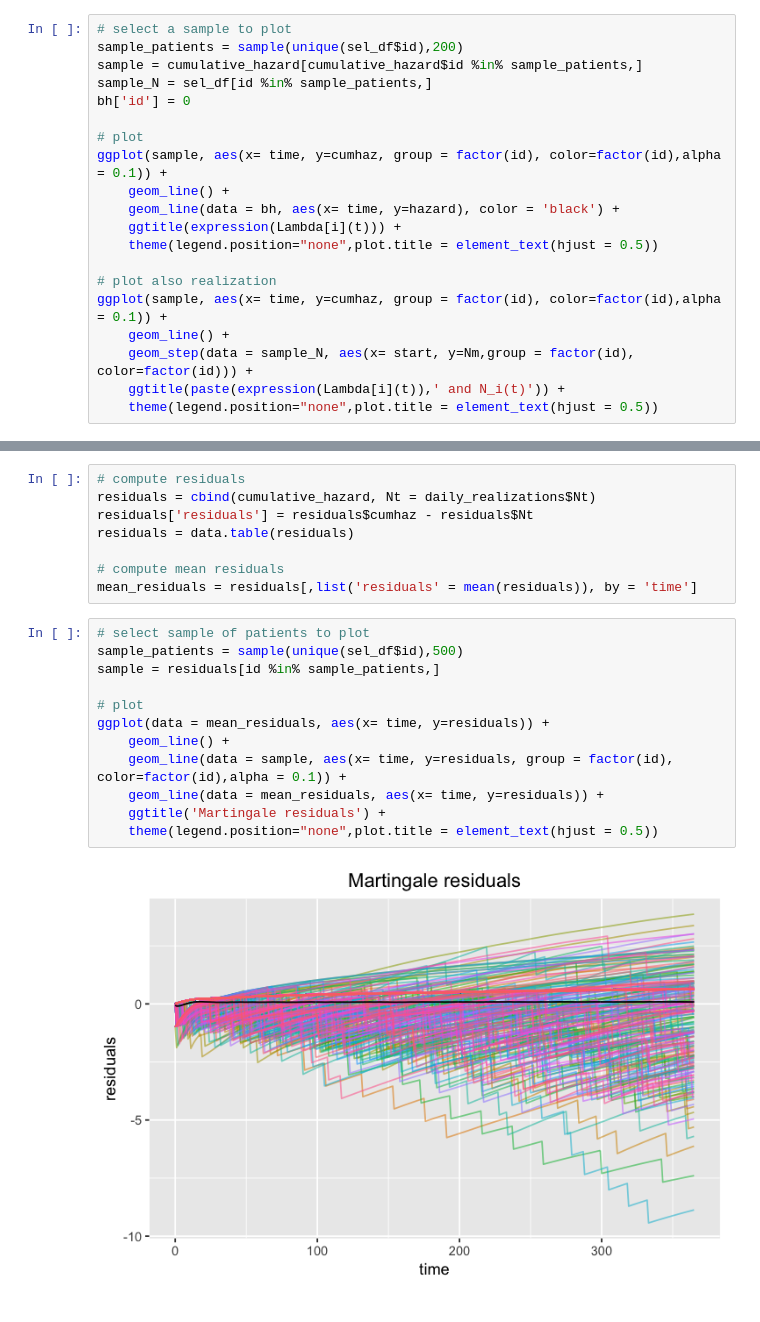
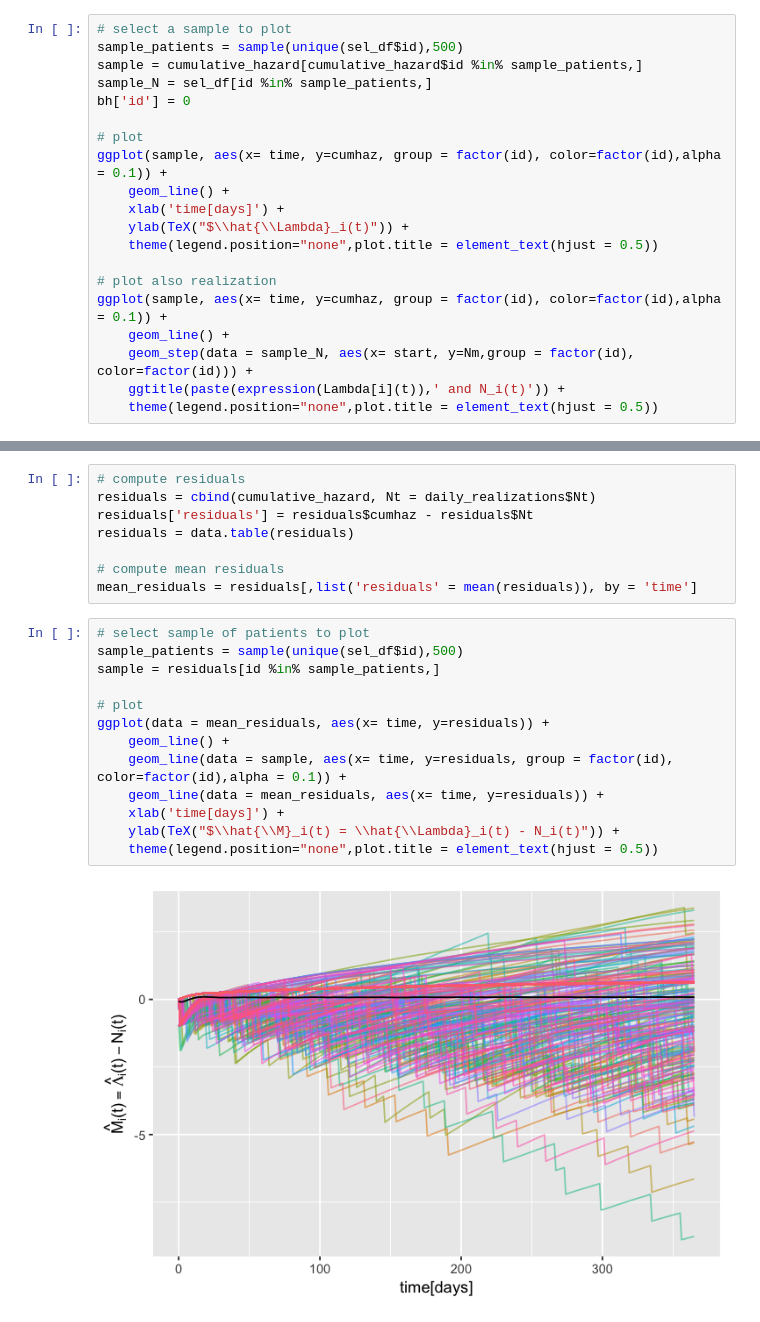
Before and after one commit to davide-burba/thesis, a Jupyter notebook: fit_compensators/fit_compenstor_aldosteronics.ipynb, the cells around one changed output, grey strips where cells are left out. Cells and saved outputs as stored; diff of their text form.

```diff
--- a/fit_compensators/fit_compenstor_aldosteronics.ipynb
+++ b/fit_compensators/fit_compenstor_aldosteronics.ipynb
@@ -232,7 +236,7 @@ head(cumulative_hazard)
 | 10000243 | 5 | 0.097070899 |
 # %%
 # select a sample to plot
-sample_patients = sample(unique(sel_df$id),200)
+sample_patients = sample(unique(sel_df$id),500)
 sample = cumulative_hazard[cumulative_hazard$id %in% sample_patients,]
 sample_N = sel_df[id %in% sample_patients,]
 bh['id'] = 0
@@ -240,8 +244,8 @@ bh['id'] = 0
 # plot
 ggplot(sample, aes(x= time, y=cumhaz, group = factor(id), color=factor(id),alpha = 0.1)) +
     geom_line() +
-    geom_line(data = bh, aes(x= time, y=hazard), color = 'black') +
-    ggtitle(expression(Lambda[i](t))) +
+    xlab('time[days]') +
+    ylab(TeX("$\\hat{\\Lambda}_i(t)")) +
     theme(legend.position="none",plot.title = element_text(hjust = 0.5))
 
 # plot also realization
@@ -282,14 +286,15 @@ mean_residuals = residuals[,list('residuals' = mean(residuals)), by = 'time']
 # %%
 # select sample of patients to plot
 sample_patients = sample(unique(sel_df$id),500)
 sample = residuals[id %in% sample_patients,]
 
 # plot
 ggplot(data = mean_residuals, aes(x= time, y=residuals)) +
     geom_line() +
     geom_line(data = sample, aes(x= time, y=residuals, group = factor(id), color=factor(id),alpha = 0.1)) +
     geom_line(data = mean_residuals, aes(x= time, y=residuals)) +
-    ggtitle('Martingale residuals') +
+    xlab('time[days]') +
+    ylab(TeX("$\\hat{\\M}_i(t) = \\hat{\\Lambda}_i(t) - N_i(t)")) +
     theme(legend.position="none",plot.title = element_text(hjust = 0.5))
 # %% [output]
-[figure, old version]
+[figure, new version]
```
Also changed, not shown: parts of 3 cells of this notebook, 12 other files.
